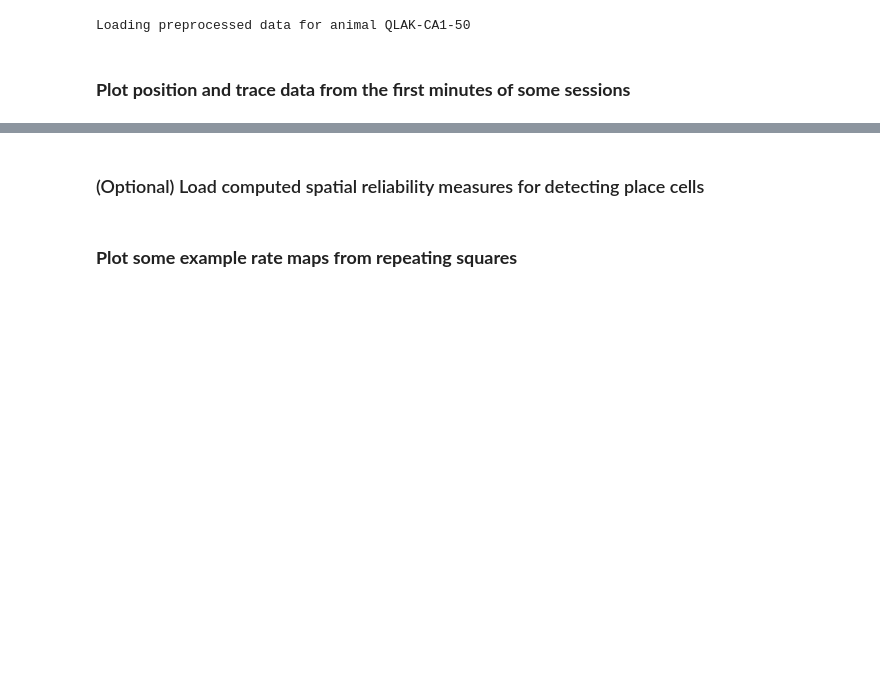
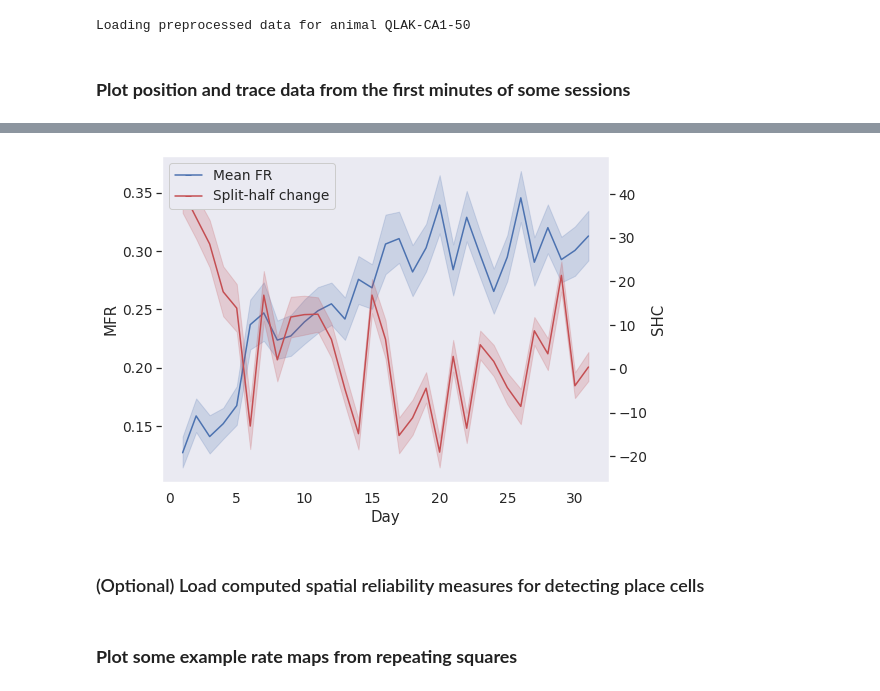
Before and after one commit to jquinnlee/MAIN_2022_calRSA, a Jupyter notebook: MAIN2022_calciumRSA_demo.ipynb, the cells around one changed output, grey strips where cells are left out. Saved outputs shown, nothing was run; the diff lists cells and outputs as text; code cells hidden in the pictures; blank space fills up the shorter version.

```diff
--- a/MAIN2022_calciumRSA_demo.ipynb
+++ b/MAIN2022_calciumRSA_demo.ipynb
@@ -290,3 +330,30 @@ plt.show()
+# %%
+#@title #### Make lineplot with both results on a single graph
+df_fr = pd.DataFrame(data=np.zeros([mean_firing_sh.ravel().shape[0], 3]),
+                     columns=['Day', 'MFR', 'SHC'])
+count = 0
+for day in range(mean_firing_sh.shape[0]):
+  for cell in range(mean_firing_sh.shape[1]):
+    df_fr.iloc[count] = pd.Series(np.hstack((day+1,
+                                             mean_firing_rates[day, cell],
+                                             mean_firing_sh[day, cell])))
+    count += 1
+df_fr.dropna(axis=0, inplace=True)
+
+from matplotlib.lines import Line2D
+sns.set(style='dark', font_scale=1.25)
+plt.figure(figsize=(8,6))
+ax = sns.lineplot(data=df_fr, x="Day", y="MFR", legend=False)
+ax2 = ax.twinx()
+sns.lineplot(data=df_fr, x="Day",
+             y="SHC",
+             ax = ax2, legend=False, color='r')
+plt.legend(handles=[Line2D([], [], marker='_', color="b", label='Mean FR'),
+                   Line2D([], [], marker='_', color="r", label='Split-half change')],
+          framealpha=1., loc='upper left')
+plt.show()
+# %% [output]
+[figure, added]
 # %% [markdown]
 ### (Optional) Load computed spatial reliability measures for detecting place cells
 # %%
```
Also changed, not shown: parts of 6 cells of this notebook.
